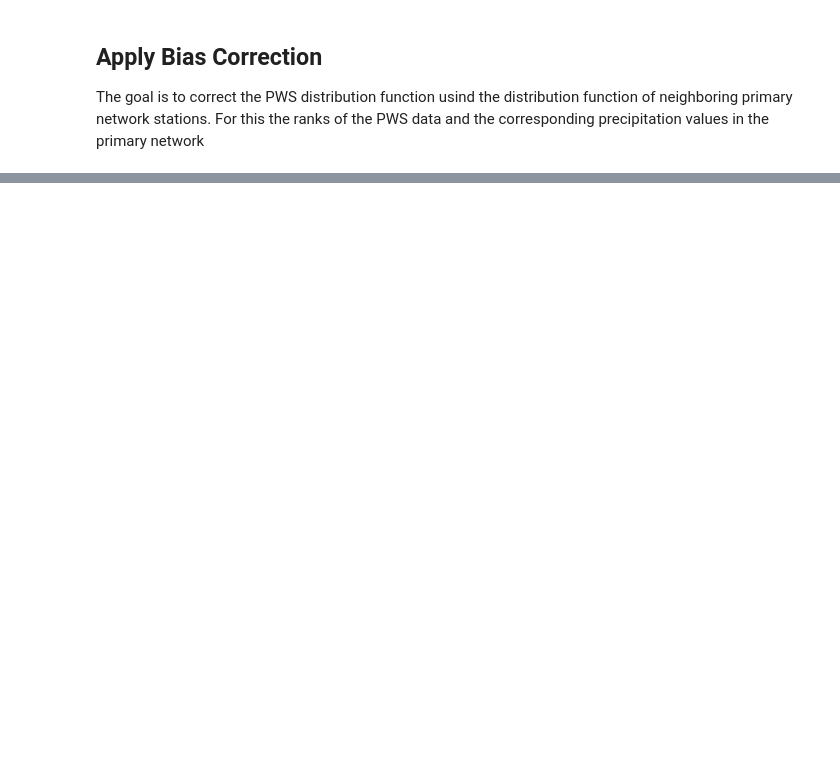
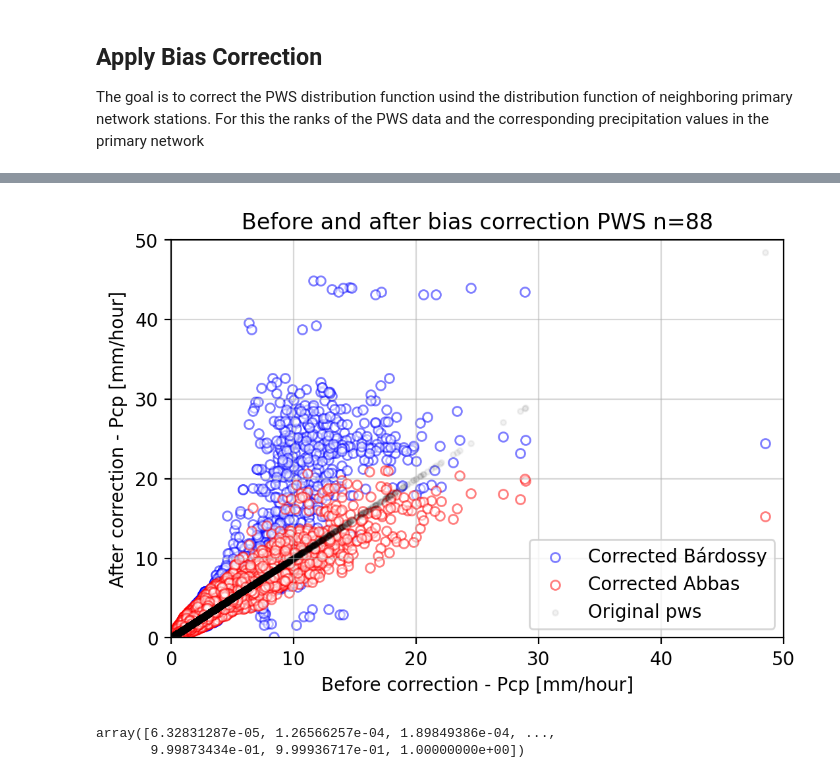
Before and after one commit to AbbasElHachem/pws-pyqc, a Jupyter notebook: OpenSense/Jupyter_Notebboks/Indicator_corr_Ams.ipynb, the cells around one changed output, grey strips where cells are left out. Saved outputs shown, nothing was run; the diff lists cells and outputs as text; code cells hidden in the pictures; blank space fills up the shorter version.

Commit message:
Add files via upload
corrected bias correction

```diff
--- a/OpenSense/Jupyter_Notebboks/Indicator_corr_Ams.ipynb
+++ b/OpenSense/Jupyter_Notebboks/Indicator_corr_Ams.ipynb
@@ -1077,0 +1377,57 @@ plt.grid(alpha=0.5)
+# %%
+# plot results after bias correction
+plt.figure(dpi=200)
+plt.title('Before and after bias correction PWS n=%d' % len(pws_ids_accepted))
+
+
+
+plt.scatter(
+    df_pws_pcp_hourly.iloc[:, stn_in].values,
+    df_corrrected.iloc[:, stn_in].values,
+    edgecolor='b',
+    facecolor='w',
+    marker='o',
+s=25,
+label='Corrected Bárdossy',
+alpha=0.5)
+
+plt.scatter(
+    df_pws_pcp_hourly.loc[:, pws_ids_accepted].values,
+    df_pws_pcp_shifted_corrected.loc[:, pws_ids_accepted].values,
+    edgecolor='r',
+    facecolor='w',
+    marker='o',
+s=25,
+label='Corrected Abbas',
+alpha=0.5)
+
+
+plt.scatter(df_pws_pcp_hourly.loc[:, pws_ids_accepted].values,
+            df_pws_pcp_hourly.loc[:, pws_ids_accepted].values,
+            c='k',
+            marker='.',
+               alpha=0.05,
+               label='Original pws'
+               )
+
+
+plt.plot([0, max(df_pws_pcp_hourly.values.max(),
+    df_pws_pcp_shifted_corrected.values.max())],
+        [0, max(df_pws_pcp_hourly.values.max(),
+    df_pws_pcp_shifted_corrected.values.max())],
+        c='grey',
+        #linestyle=''
+        )
+
+
+plt.xlim([0, 50])
+plt.ylim([0, 50])
+
+plt.xlabel('Before correction - Pcp [mm/hour]')
+plt.ylabel('After correction - Pcp [mm/hour]')
+plt.grid(alpha=0.5)
+plt.legend(loc=0)
+plt.savefig(os.path.join(r"X:\staff\elhachem\2022_02_01_OpenSense\bias_corrected_pws_amesterdam.png"),
+            bbox_inches='tight')
+# %% [output]
+[figure, added]
@@ -1077,0 +1438,5 @@ plt.grid(alpha=0.5)
+# %%
+ya2
+# %% [output]
+array([6.32831287e-05, 1.26566257e-04, 1.89849386e-04, ...,
+       9.99873434e-01, 9.99936717e-01, 1.00000000e+00])
```
Also changed, not shown: parts of 16 cells of this notebook.
